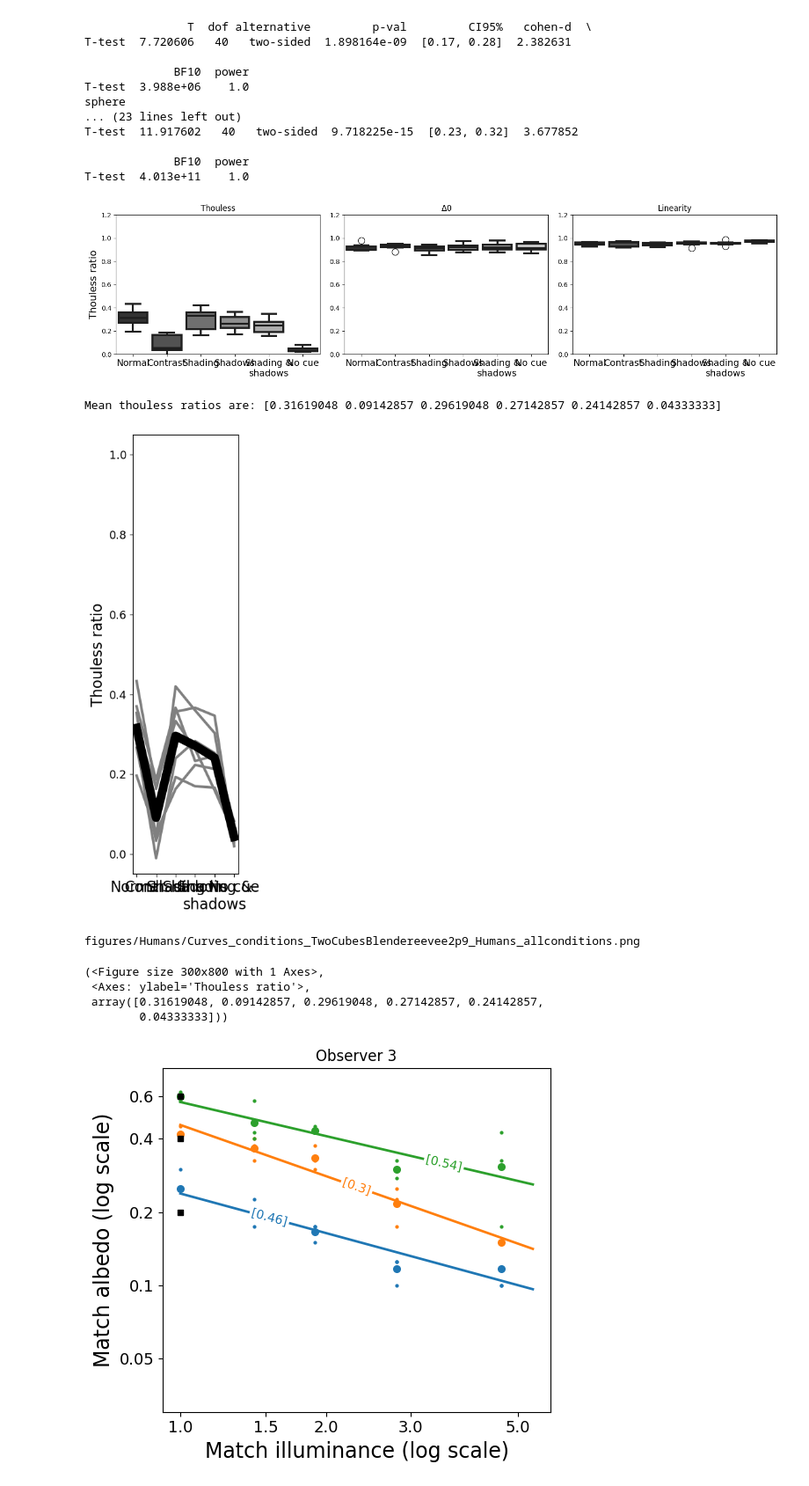
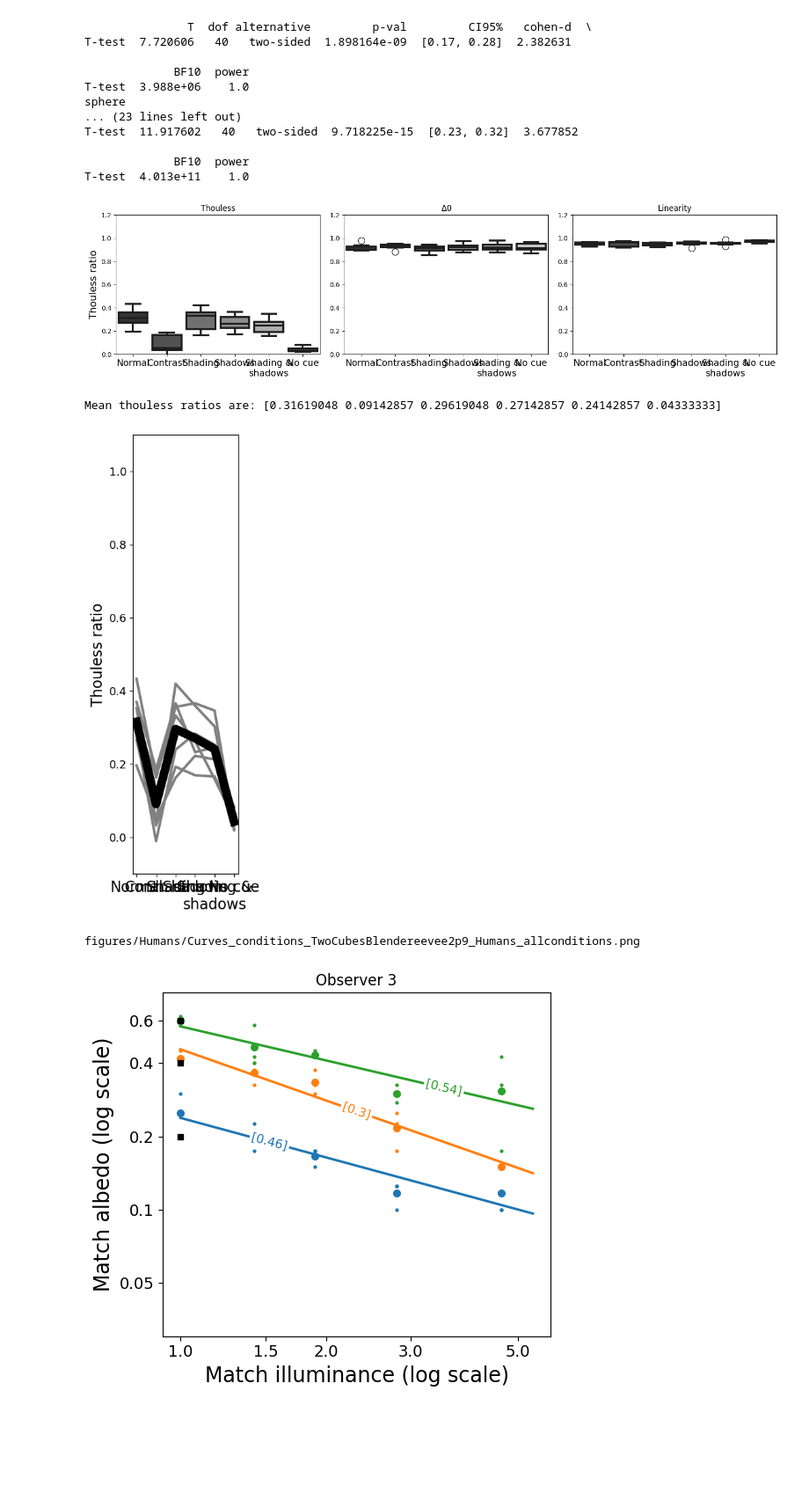
Before and after one commit to AlbanFlachot/IID4constancy, a Jupyter notebook: MODELING_and_ANALYSIS/plot_metric_psychophysics.ipynb, the cells around one changed output. Shown at 88% size. Drawn from its saved outputs; the diff is of its cells as text; code cells hidden in the pictures; blank space fills up the shorter version.

```diff
--- a/MODELING_and_ANALYSIS/plot_metric_psychophysics.ipynb
+++ b/MODELING_and_ANALYSIS/plot_metric_psychophysics.ipynb
@@ -274,19 +264,15 @@ T-test  4.013e+11    1.0
 # %%
 experiment = 'TwoCubesBlendereevee2p9_Humans'
 xpname = experiment + '_allconditions'
 rref = np.zeros(illumref['normal'].shape)
 for c, i in enumerate(list_labels_ref):
     rref[:,c] = i
-plot_conditions(illumref, illumtest, MATCHES, list_labels_ref, rref, colors_ref, conditions, xpname = xpname, cube = True)
+fig, subs, mean_thouless_eevee = plot_conditions(illumref, illumtest, MATCHES, list_labels_ref, rref, colors_ref, conditions, xpname = xpname, cube = True)
 # %% [output]
 [figure]
 Mean thouless ratios are: [0.31619048 0.09142857 0.29619048 0.27142857 0.24142857 0.04333333]
-[figure, old version]
+[figure, new version]
 figures/Humans/Curves_conditions_TwoCubesBlendereevee2p9_Humans_allconditions.png
-(<Figure size 300x800 with 1 Axes>,
- <Axes: ylabel='Thouless ratio'>,
- array([0.31619048, 0.09142857, 0.29619048, 0.27142857, 0.24142857,
-        0.04333333]))
 # %%
 for condition in conditions:
     plot_linReg(illumref[condition], illumtest[condition], MATCHES[condition],list_labels_ref, rref, xpname=f'Humans_{condition}', p=3, lr=0)
```
Also changed, not shown: parts of 6 cells of this notebook, 24 other files.
